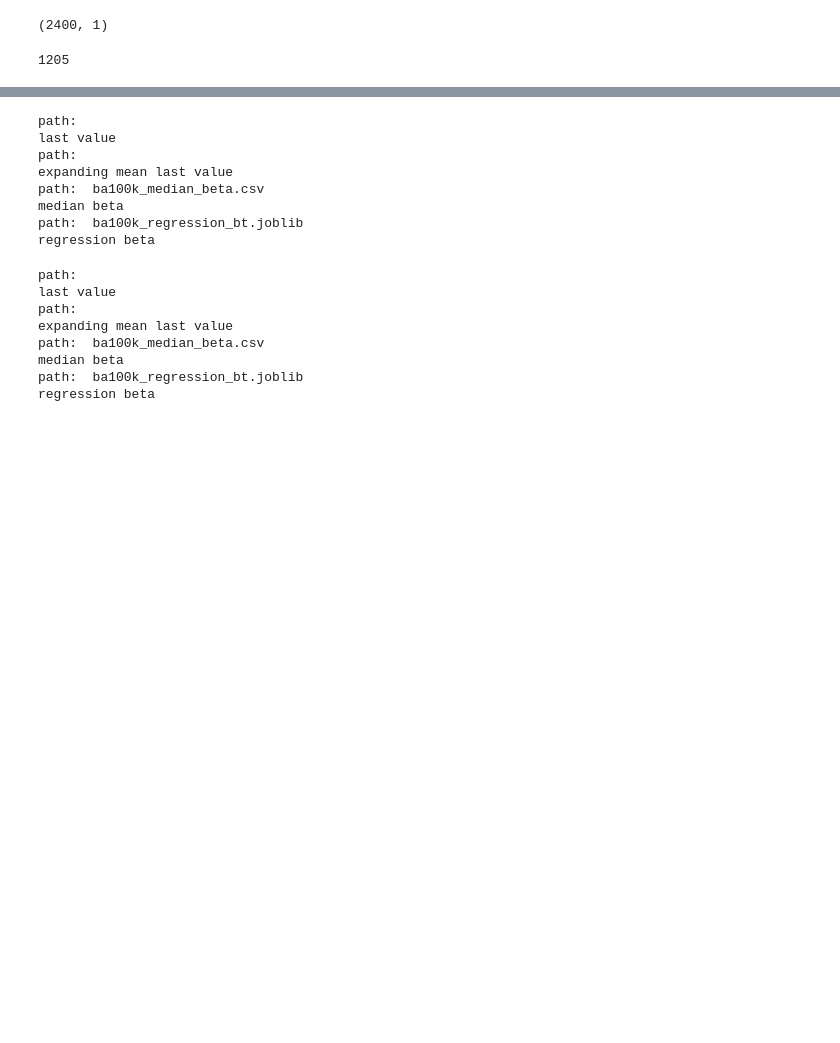
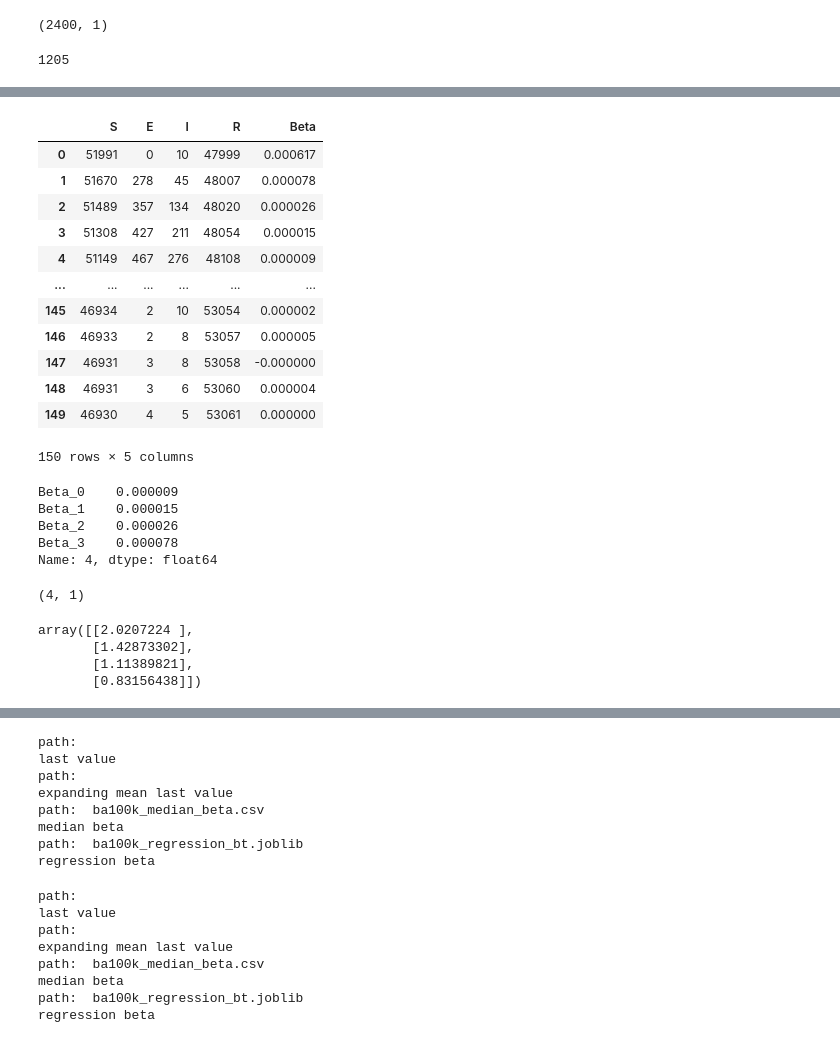
Before and after one commit to Mpkosh/network_hybrid_33, a Jupyter notebook: apply_and_see-Copy1.ipynb, the cells around one changed output, grey strips where cells are left out. Saved outputs shown, nothing was run; the diff lists cells and outputs as text; code cells hidden in the pictures; blank space fills up the shorter version.

```diff
--- a/apply_and_see-Copy1.ipynb
+++ b/apply_and_see-Copy1.ipynb
@@ -144,0 +154,16 @@ lstm
+# %%
+seed_df
+# %% [output]
+|  | S | E | I | R | Beta |
+| 0 | 51991 | 0 | 10 | 47999 | 0.000617 |
+| 1 | 51670 | 278 | 45 | 48007 | 0.000078 |
+| 2 | 51489 | 357 | 134 | 48020 | 0.000026 |
+| 3 | 51308 | 427 | 211 | 48054 | 0.000015 |
+| 4 | 51149 | 467 | 276 | 48108 | 0.000009 |
+| ... | ... | ... | ... | ... | ... |
+| 145 | 46934 | 2 | 10 | 53054 | 0.000002 |
+| 146 | 46933 | 2 | 8 | 53057 | 0.000005 |
+| 147 | 46931 | 3 | 8 | 53058 | -0.000000 |
+| 148 | 46931 | 3 | 6 | 53060 | 0.000004 |
+| 149 | 46930 | 4 | 5 | 53061 | 0.000000 |
+150 rows × 5 columns
@@ -144,0 +185,9 @@ lstm
+# %%
+seed_df[['Beta']].shift(np.arange(window_size)
+                            ).iloc[4]
+# %% [output]
+Beta_0    0.000009
+Beta_1    0.000015
+Beta_2    0.000026
+Beta_3    0.000078
+Name: 4, dtype: float64
@@ -144,0 +202,11 @@ lstm
+# %%
+sc_inp.shape
+# %% [output]
+(4, 1)
+# %%
+np.array(sc_inp)
+# %% [output]
+array([[2.0207224 ],
+       [1.42873302],
+       [1.11389821],
+       [0.83156438]])
```
Also changed, not shown: parts of 9 cells of this notebook, 13 other files.
